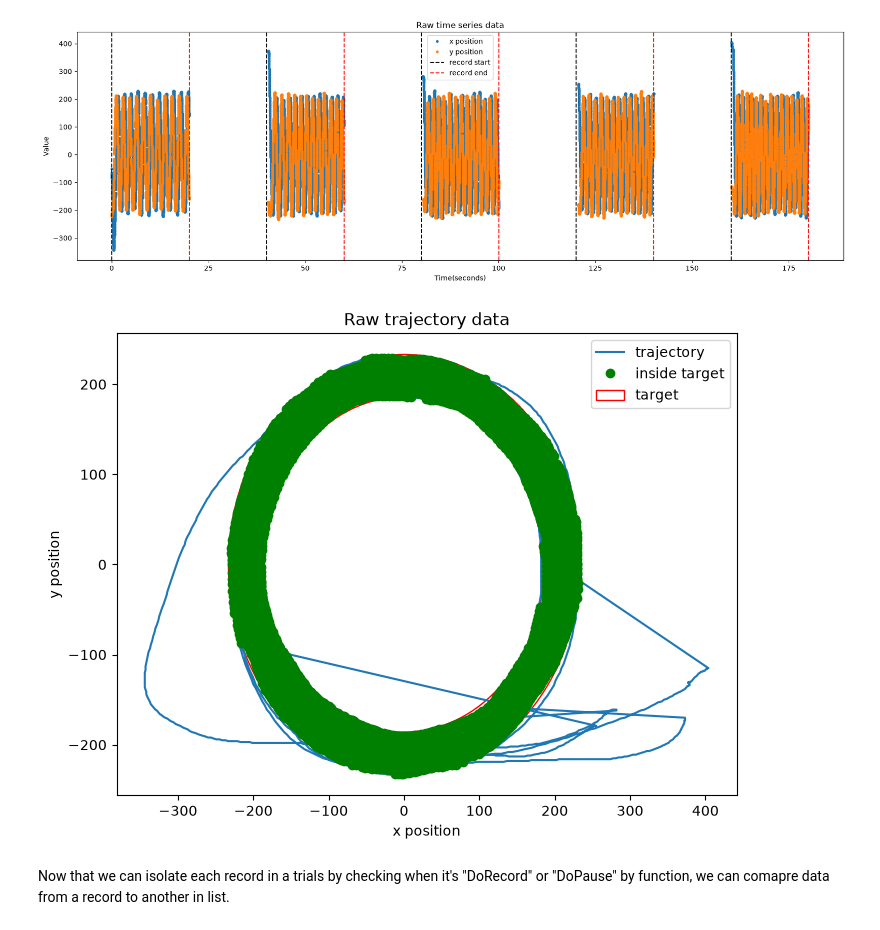
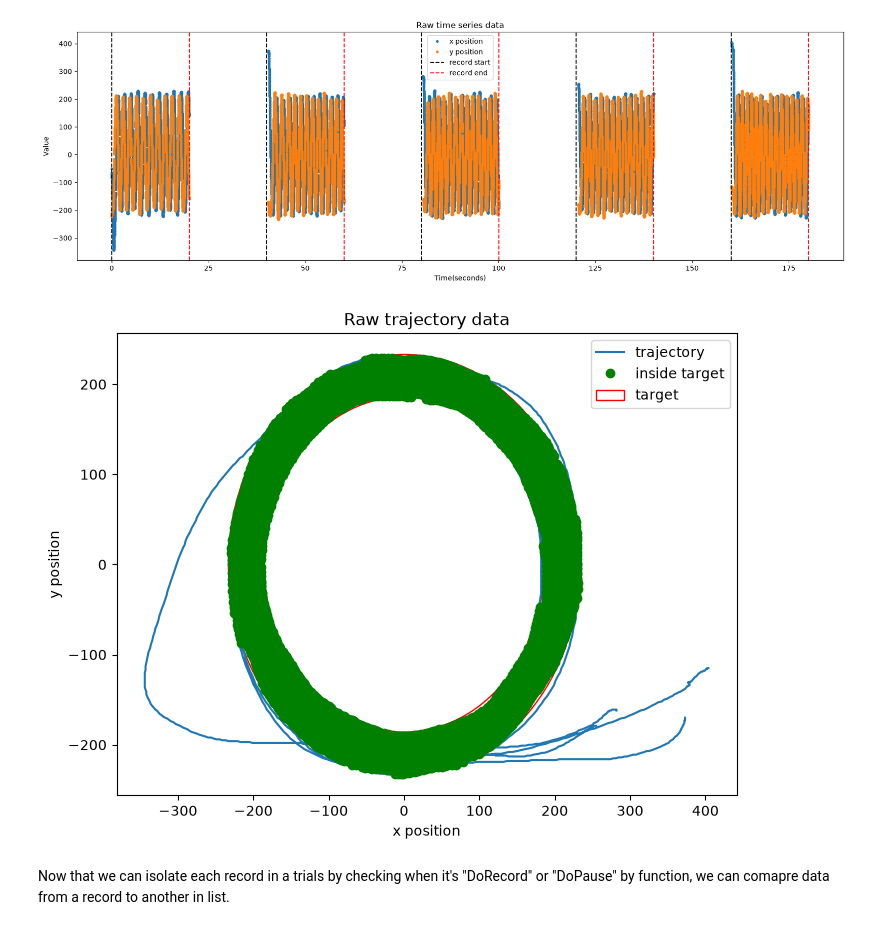
Before and after one commit to ValentinBAL-student/Circular-task, a Jupyter notebook: circular-task-notebook.ipynb, the cells around one changed output. Cells and saved outputs as stored; diff of their text form; code cells hidden in the pictures.

Commit message:
Add circular-task statistics recomputation
Recompute and validate per-record circular-task metrics, document the analysis formulas, and improve trajectory plots by separating pause intervals.

```diff
--- a/circular-task-notebook.ipynb
+++ b/circular-task-notebook.ipynb
@@ -194,33 +199,37 @@ plot_raw_timeseries(t, x, y, record_times, t0)
 # %%
 def plot_raw_trajectory(x, y, inside, header):
     #Call the function with the x and y coordinates,array indicating if  mouse is inside the target, and the task parameters
     #return a plot of the trajectory with the target area and the points inside the target highlighted
     # Input:
     #   x: array of x coordinates
     #   y: array of y coordinates
     #   inside: boolean array indicating if the mouse is inside the target
     #   header: dictionary containing the task parameters
     # Output:
     #   None (displays the plot)
     R, T = header["taskRadius"], header["taskTolerance"]
     fig, ax = plt.subplots(figsize=(8, 6))
     # plot the trajectory as a line plot, with the points inside the target highlighted in green
-    ax.plot(x, y, label="trajectory")
+    #adding pause between each record to visualize the trajectory better
+    pause = np.where(np.diff(t) > 1.0)[0] + 1
+    x_nan = np.insert(x.astype(float), pause, np.nan)
+    y_nan = np.insert(y.astype(float), pause, np.nan)
+    ax.plot(x_nan, y_nan, label="trajectory")
     ax.plot(x[inside], y[inside], "go", label="inside target")
     #use the Circle patch to draw the target area, with a radius of R + T/2, centered at (0,0)
     ax.add_patch(Circle((0, 0), R + T / 2, fill=False, edgecolor="r", label="target"))
     # draw the inner circle, with a radius of R - T/2, centered at (0,0)
     ax.add_patch(Circle((0, 0), R - T / 2, fill=False, edgecolor="r"))
     ax.set_xlabel("x position")
     ax.set_ylabel("y position")
     ax.set_title("Raw trajectory data")
     ax.legend()
     plt.show()
 
 
 plot_raw_trajectory(x, y, inside, header)
 # %% [output]
-[figure, old version]
+[figure, new version]
 # %% [markdown]
 Now that we can isolate each record in a trials by checking when it's "DoRecord" or "DoPause" by function, we can comapre data from a record to another in list.
 # %%
```
Also changed, not shown: parts of 5 cells of this notebook.
